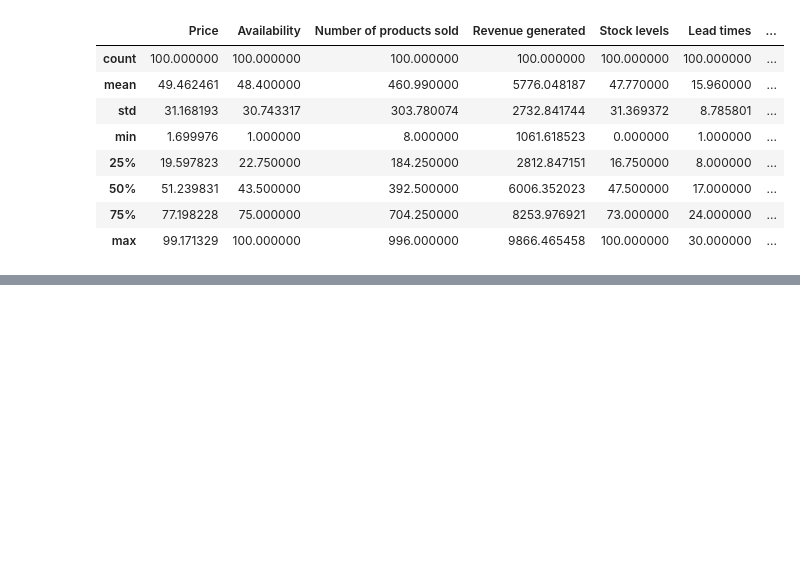
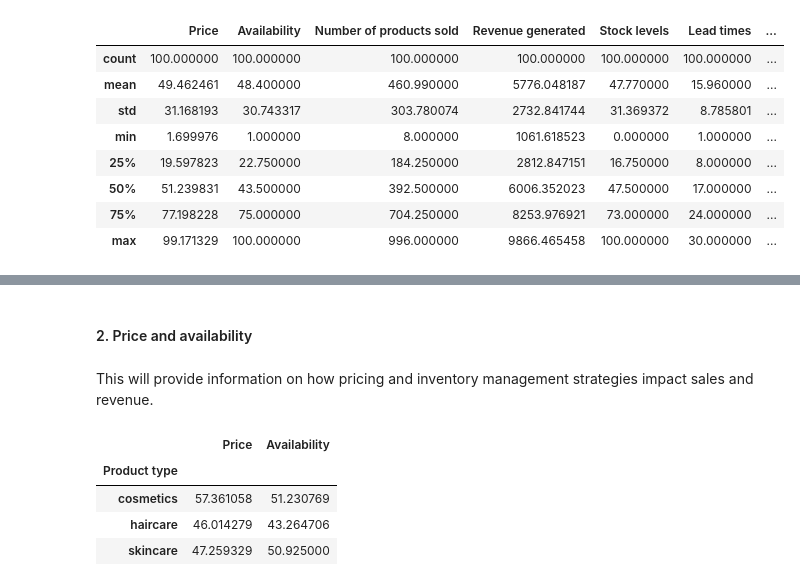
Before and after one commit to George-Mbugua/Supply-Chain-Analysis, a Jupyter notebook: Supply-Chain-Analysis.ipynb, the cells around one changed output, grey strips where cells are left out. Cells and saved outputs as stored; diff of their text form; code cells hidden in the pictures; blank space fills up the shorter version.

```diff
--- a/Supply-Chain-Analysis.ipynb
+++ b/Supply-Chain-Analysis.ipynb
@@ -55,0 +162,14 @@ df.describe()
+# %% [markdown]
+#### 2. Price and availability
+# %% [markdown]
+This will provide information on how pricing and inventory management strategies impact sales and revenue.
+# %%
+# Calculating the average price and availability by product type
+price_availability = df.groupby('Product type')[['Price', 'Availability']].mean()
+price_availability
+# %% [output]
+|  | Price | Availability |
+| Product type |  |  |
+| cosmetics | 57.361058 | 51.230769 |
+| haircare | 46.014279 | 43.264706 |
+| skincare | 47.259329 | 50.925000 |
```
Also changed, not shown: parts of 24 cells of this notebook.
